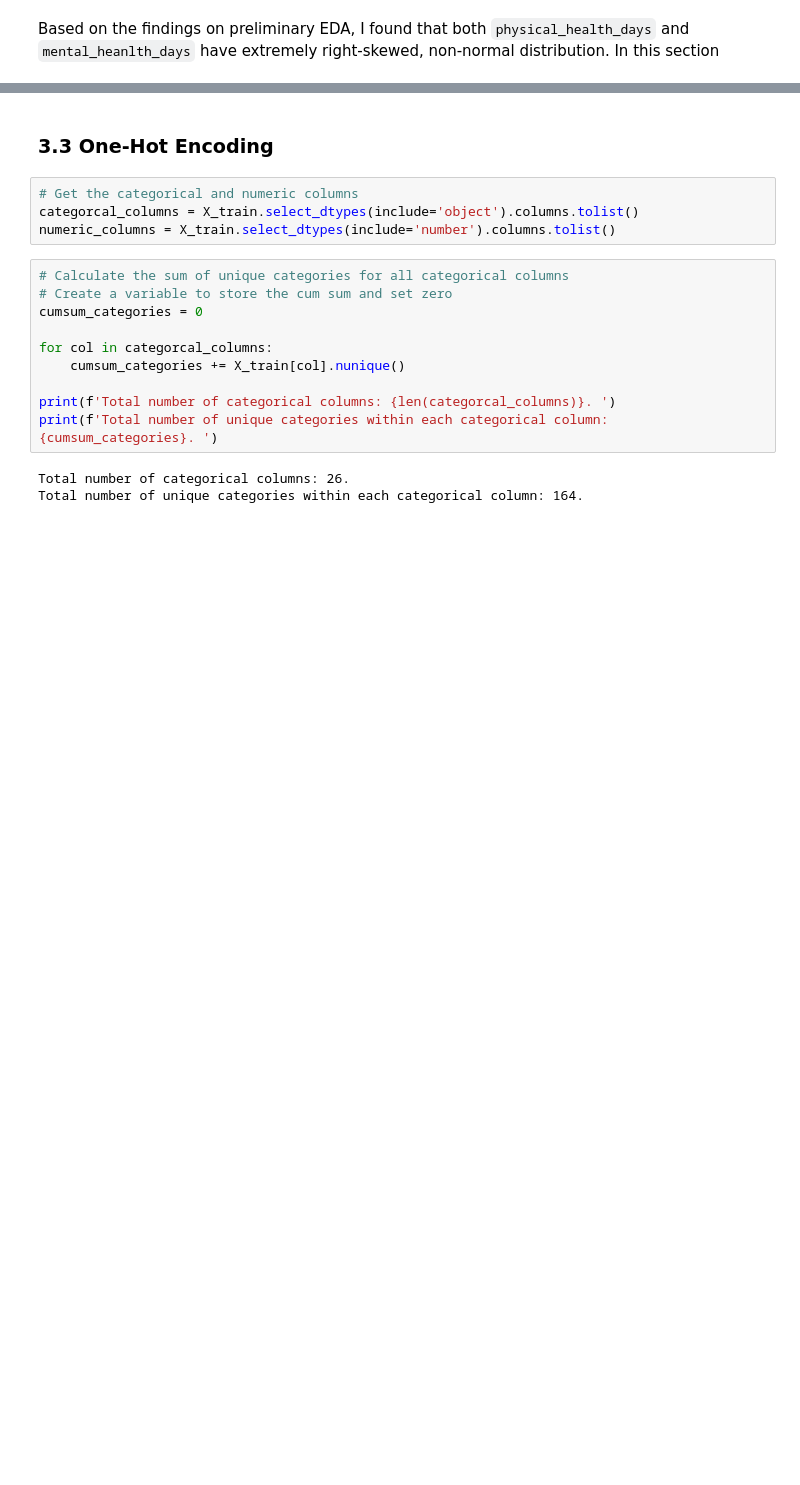
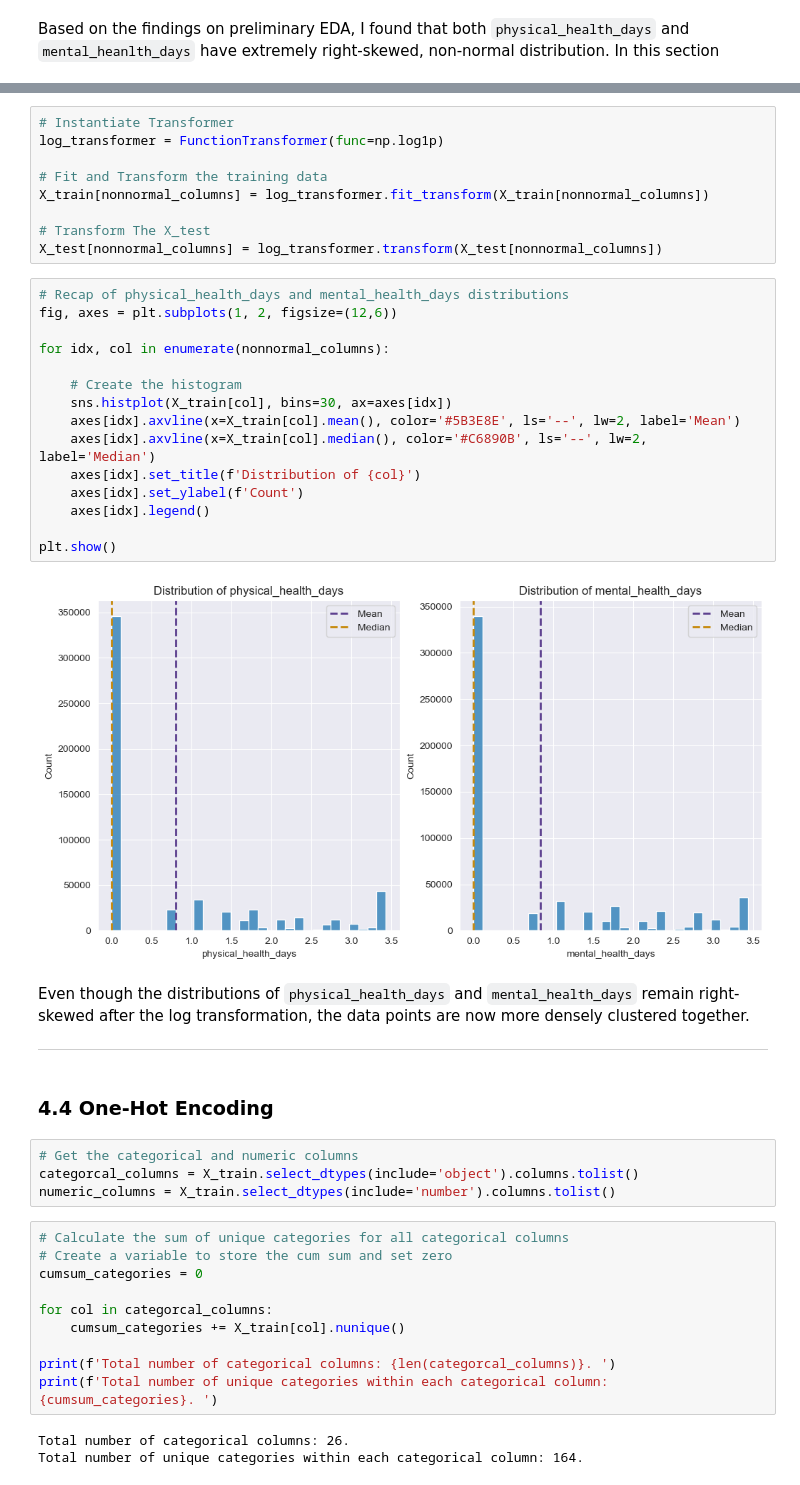
Before and after one commit to willwu29/heart-attack-prediction-model, a Jupyter notebook: notebooks/feature_engineering_baseline_modeling_book3.ipynb, the cells around one changed output, grey strips where cells are left out. Saved outputs shown, nothing was run; the diff lists cells and outputs as text; blank space fills up the shorter version.

```diff
--- a/notebooks/feature_engineering_baseline_modeling_book3.ipynb
+++ b/notebooks/feature_engineering_baseline_modeling_book3.ipynb
@@ -360,5 +426,36 @@ Based on the findings on preliminary EDA, I found that both `physical_health_day
+# %%
+# Instantiate Transformer
+log_transformer = FunctionTransformer(func=np.log1p)
+
+# Fit and Transform the training data
+X_train[nonnormal_columns] = log_transformer.fit_transform(X_train[nonnormal_columns])
+
+# Transform The X_test
+X_test[nonnormal_columns] = log_transformer.transform(X_test[nonnormal_columns])
+# %%
+# Recap of physical_health_days and mental_health_days distributions
+fig, axes = plt.subplots(1, 2, figsize=(12,6))
+
+for idx, col in enumerate(nonnormal_columns):
+
+    # Create the histogram
+    sns.histplot(X_train[col], bins=30, ax=axes[idx])
+    axes[idx].axvline(x=X_train[col].mean(), color='#5B3E8E', ls='--', lw=2, label='Mean')
+    axes[idx].axvline(x=X_train[col].median(), color='#C6890B', ls='--', lw=2, label='Median')
+    axes[idx].set_title(f'Distribution of {col}')
+    axes[idx].set_ylabel(f'Count')
+    axes[idx].legend()
+
+plt.show()
+# %% [output]
+[figure, added]
+# %% [markdown]
+
+Even though the distributions of `physical_health_days` and `mental_health_days` remain right-skewed after the log transformation, the data points are now more densely clustered together.
+
+---
 # %% [markdown]
-### 3.3 One-Hot Encoding <a class="anchor" id="3c"></a>
+### 4.4 One-Hot Encoding <a class="anchor" id="4d"></a>
 # %%
 # Get the categorical and numeric columns
 categorcal_columns = X_train.select_dtypes(include='object').columns.tolist()
```
Also changed, not shown: parts of 180 cells of this notebook.
